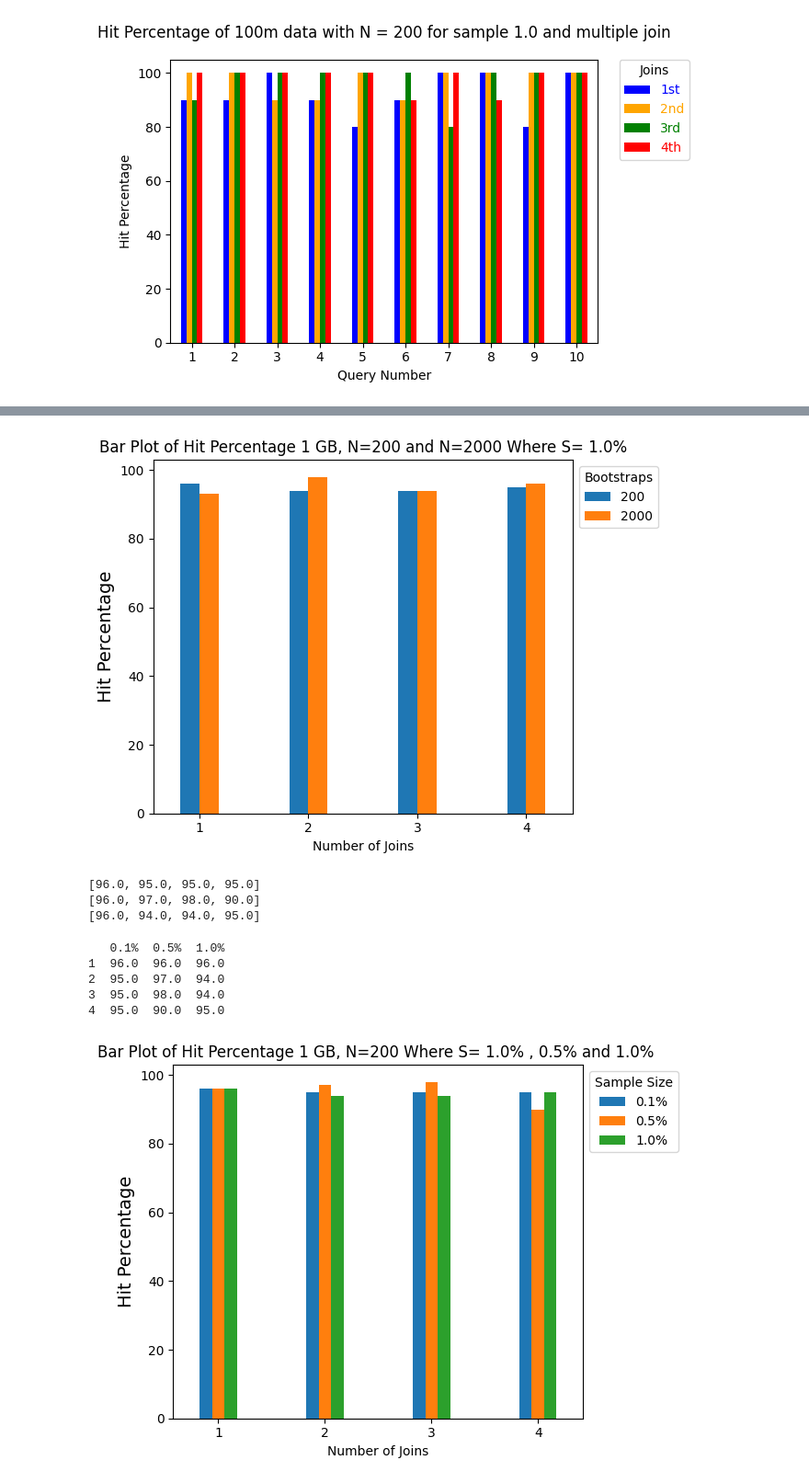
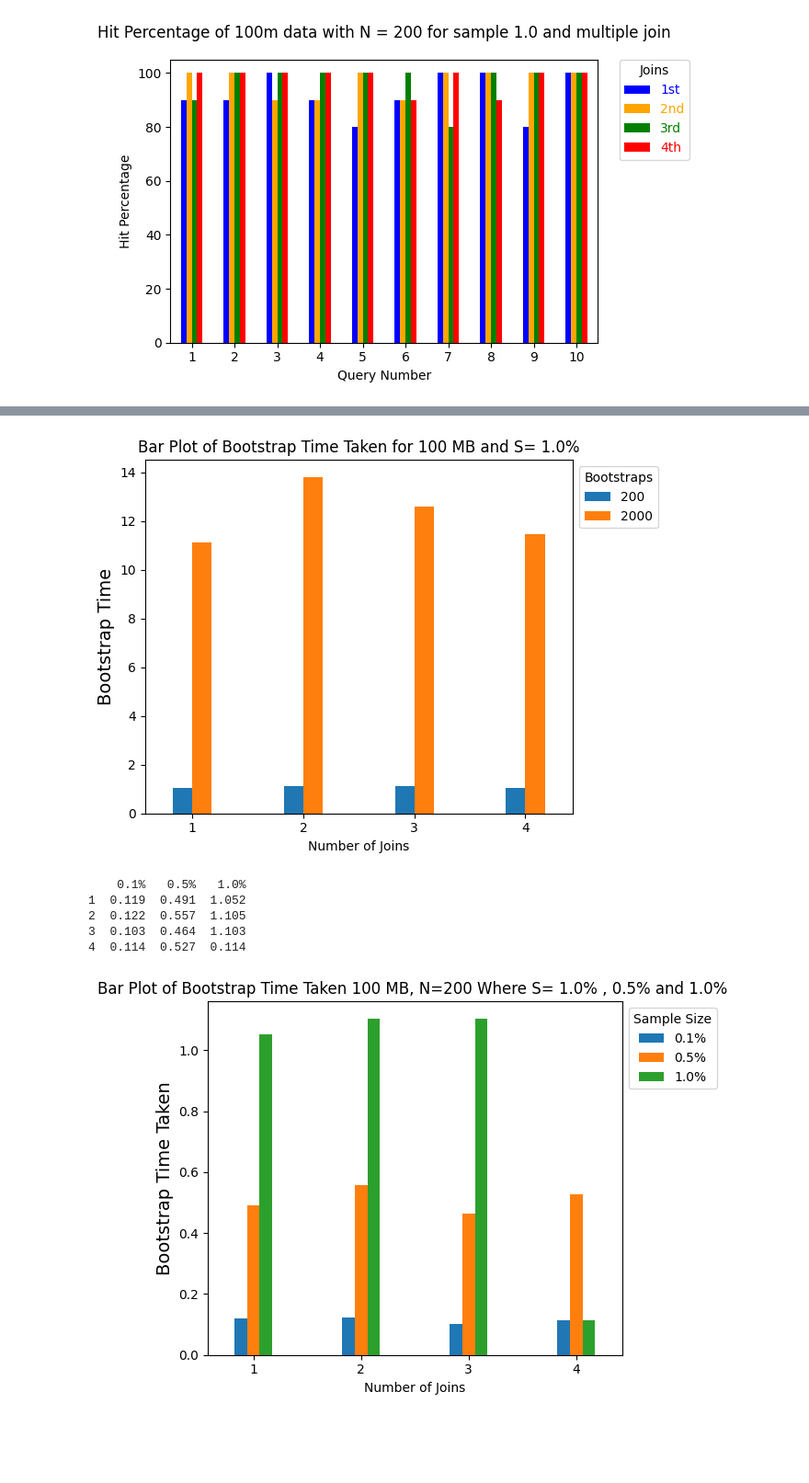
Before and after one commit to smaharjan02/bootstrapCS2, a Jupyter notebook: src/graph_experiments/graphdraw.ipynb, the cells around one changed output, grey strips where cells are left out. Shown: that part at 92% size. Saved outputs shown, nothing was run; the diff lists cells and outputs as text; code cells hidden in the pictures; blank space fills up the shorter version.

Commit message:
Bar plot bootstrap time taken

```diff
--- a/src/graph_experiments/graphdraw.ipynb
+++ b/src/graph_experiments/graphdraw.ipynb
@@ -550,7 +625,7 @@ fig, ax = plt.subplots()
 
 # Data
 df = concatenated_df
-title = 'Bar Plot of Hit Percentage 1 GB, N=200 and N=2000 Where S= 1.0%'
+title = 'Bar Plot of Bootstrap Time Taken for 100 MB and S= 1.0%'
 # Plot bar chart
 df.plot(kind='bar',
         ax=ax, width=0.35, legend=False)
@@ -560,7 +635,7 @@ ax.set_xticklabels(ax.get_xticklabels(), rotation=0)
 
 # Set labels and title
 ax.set_xlabel('Number of Joins')
-ax.set_ylabel("Hit Percentage", fontsize=14)
+ax.set_ylabel("Bootstrap Time", fontsize=14)
 ax.set_title(title, ha='center')
 
 # Existing legend
@@ -586,7 +661,7 @@ plt.show()
 
 #Save as pdf
 # %% [output]
-[figure, old version]
+[figure, new version]
 # %%
 #Collect data for creating bar plots of Hitpercentage for  4 joins which have all the three sample size (0.1%,0.5%, 1.0%) for each different N =200 or N = 2000
 #first join data
@@ -611,48 +688,44 @@ fourth_join_df_10 = pd.read_csv ('graph_experiment_results_query_fourth_join/gra
 # %%
 # Data concat for First join
-
-data_o1_join = [first_join_df_01['Hit Percentage'].mean(),
-                second_join_df_01['Hit Percentage'].mean(),
-                third_join_df_01['Hit Percentage'].mean(),
-                fourth_join_df_01['Hit Percentage'].mean()
+column_name = 'Bootstrap Time'
+data_o1_join = [first_join_df_01[column_name].mean(),
+                second_join_df_01[column_name].mean(),
+                third_join_df_01[column_name].mean(),
+                fourth_join_df_01[column_name].mean()
 
             ]
-print(data_o1_join)
+##print(data_o1_join)
 
 # Data concat for Second join
-data_o5_join = [first_join_df_05['Hit Percentage'].mean(),
-            second_join_df_05['Hit Percentage'].mean(),
-            third_join_df_05['Hit Percentage'].mean(),
-            fourth_join_df_05['Hit Percentage'].mean() ]
-print(data_o5_join)
+data_o5_join = [first_join_df_05[column_name].mean(),
+            second_join_df_05[column_name].mean(),
+            third_join_df_05[column_name].mean(),
+            fourth_join_df_05[column_name].mean() ]
+#print(data_o5_join)
 # Data concat for third join
-data_1o_join = [ first_join_df_10['Hit Percentage'].mean(),
-                second_join_df_10['Hit Percentage'].mean(),
-                third_join_df_10['Hit Percentage'].mean(),
-                fourth_join_df_01['Hit Percentage'].mean(),]
-print(data_1o_join)
+data_1o_join = [ first_join_df_10[column_name].mean(),
+                second_join_df_10[column_name].mean(),
+                third_join_df_10[column_name].mean(),
+                fourth_join_df_01[column_name].mean(),]
+#print(data_1o_join)
+
+df_o1_join = pd.DataFrame(data_o1_join, columns=['0.1%'], index=range(1, len(data_o1_join) + 1))
+df_o5_join = pd.DataFrame(data_o5_join, columns=['0.5%'], index=range(1, len(data_o5_join) + 1))
+df_1o_join = pd.DataFrame(data_1o_join, columns=['1.0%'], index=range(1, len(data_1o_join) + 1))
+
+df = pd.concat([df_o1_join,df_o5_join,df_1o_join], axis =1)
+print(df)
 # %% [output]
-[96.0, 95.0, 95.0, 95.0]
-[96.0, 97.0, 98.0, 90.0]
-[96.0, 94.0, 94.0, 95.0]
+    0.1%   0.5%   1.0%
+1  0.119  0.491  1.052
+2  0.122  0.557  1.105
+3  0.103  0.464  1.103
+4  0.114  0.527  0.114
-# %%
-df_o1_join = pd.DataFrame(data_o1_join, columns=['0.1%'], index=range(1, len(data_o1_join) + 1))
-df_o5_join = pd.DataFrame(data_o5_join, columns=['0.5%'], index=range(1, len(data_o5_join) + 1))
-df_1o_join = pd.DataFrame(data_1o_join, columns=['1.0%'], index=range(1, len(data_1o_join) + 1))
-
-df = pd.concat([df_o1_join,df_o5_join,df_1o_join], axis =1)
-print(df)
-# %% [output]
-   0.1%  0.5%  1.0%
-1  96.0  96.0  96.0
-2  95.0  97.0  94.0
-3  95.0  98.0  94.0
-4  95.0  90.0  95.0
 # %%
 fig, ax = plt.subplots()
-
+column_name = 'Bootstrap Time Taken'
 # Data
-title = 'Bar Plot of Hit Percentage 1 GB, N=200 Where S= 1.0% , 0.5% and 1.0% '
+title = f'Bar Plot of {column_name} 100 MB, N=200 Where S= 1.0% , 0.5% and 1.0% '
 # Plot bar chart
 df.plot(kind='bar',
         ax=ax, width=0.35, legend=False)
@@ -660,32 +733,32 @@ df.plot(kind='bar',
 # Configure axes
 ax.set_xticklabels(ax.get_xticklabels(), rotation=0)
 
 # Set labels and title
 ax.set_xlabel('Number of Joins')
-ax.set_ylabel("Hit Percentage", fontsize=14)
+ax.set_ylabel(column_name, fontsize=14)
 ax.set_title(title, ha='center')
 
 # Existing legend
 ax.legend(['0.1%', '0.5%', '1.0%'],
           bbox_to_anchor=(1.02, 1), loc='upper left')
 
 
 # Add legend title
 legend_title = ax.legend(labels=['0.1%', '0.5%', '1.0%'],
                          bbox_to_anchor=(1.00, 1),
                          loc='upper left',
                          title='Sample Size')
 
 
 
 # Set font size of title
 # Adjust layout
 plt.tight_layout()
 # Save figure as pdf
 output_filename = f"{title}.pdf"
 plt.savefig(output_filename)
 plt.show()
 
 #Save as pdf
 # %% [output]
-[figure, old version]
+[figure, new version]
```
Also changed, not shown: parts of 6 cells of this notebook, 10 other files.
